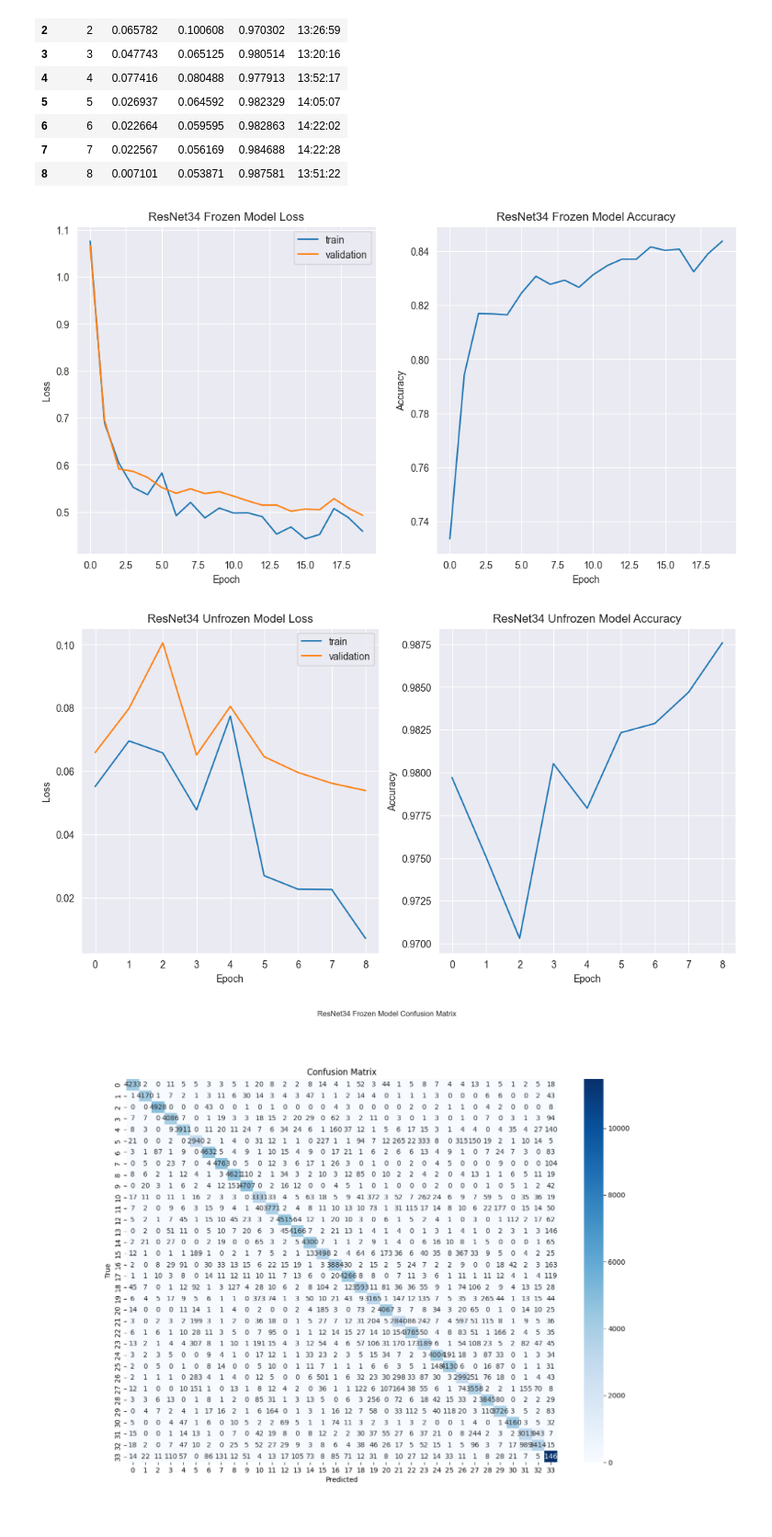
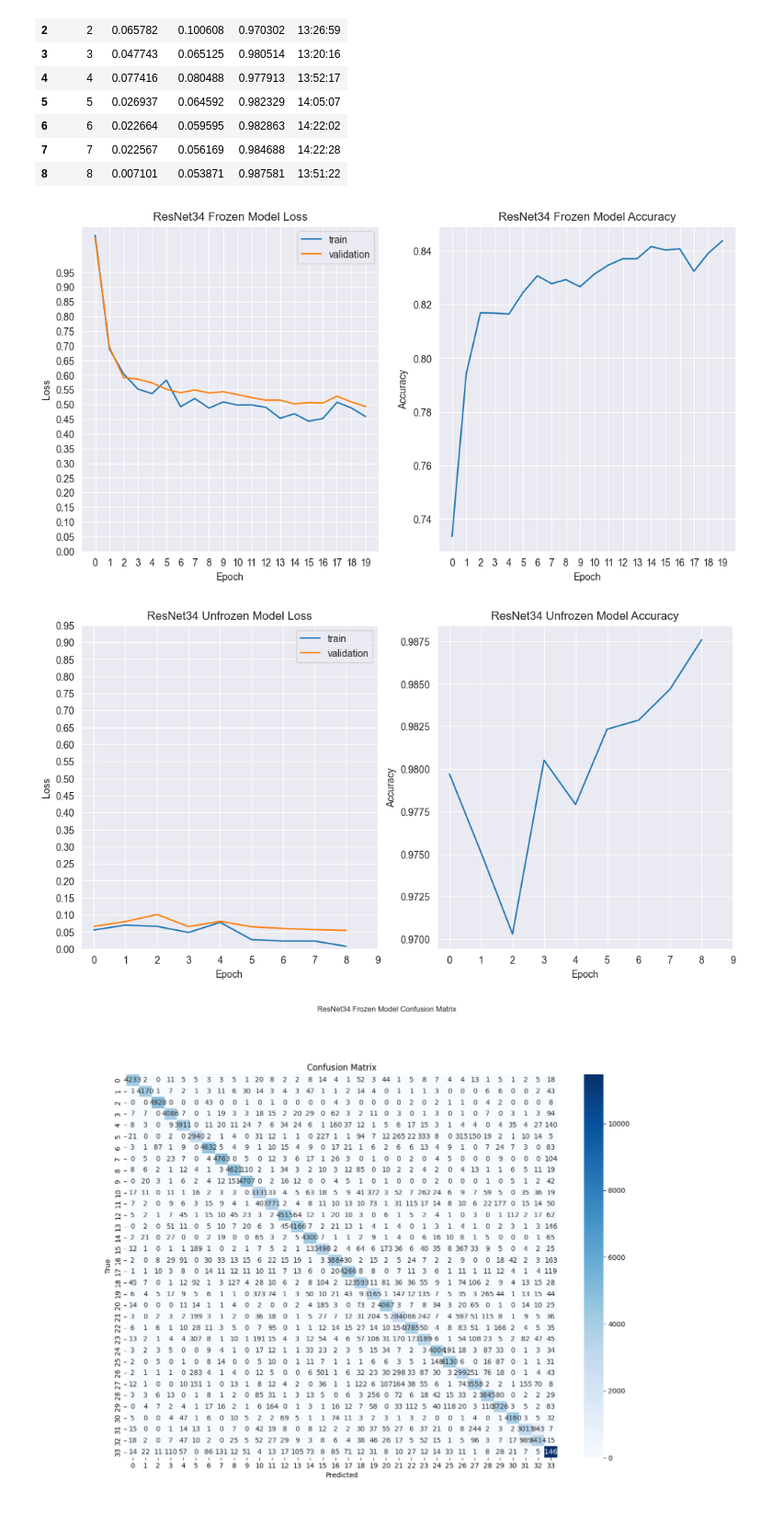
Before and after one commit to FlowkoHinti/Hand-Gesture-Recognition, a Jupyter notebook: 3_Presentation/HagridEvaluation.ipynb, the cells around one changed output. Shown at 92% size. Cells and saved outputs as stored; diff of their text form; code cells hidden in the pictures.

```diff
--- a/3_Presentation/HagridEvaluation.ipynb
+++ b/3_Presentation/HagridEvaluation.ipynb
@@ -55,6 +57,8 @@ plt.subplot(1, 2, 1)
 plt.plot(resnet_frozen_training['train_loss'], label='train')
 plt.plot(resnet_frozen_training['valid_loss'], label='validation')
 plt.title('ResNet34 Frozen Model Loss')
+plt.xticks(np.arange(0, 20, 1))
+plt.yticks(np.arange(0, 1, 0.05))
 plt.xlabel('Epoch')
 plt.ylabel('Loss')
 plt.legend()
@@ -62,34 +66,38 @@ plt.legend()
 plt.subplot(1, 2, 2)
 plt.plot(resnet_frozen_training['accuracy'])
 plt.title('ResNet34 Frozen Model Accuracy')
+plt.xticks(np.arange(0, 20, 1))
 plt.xlabel('Epoch')
 plt.ylabel('Accuracy')
 
 
 plt.show()
 # %% [output]
-[figure, old version]
+[figure, new version]
 # %%
 # Plot the loss and accuracy for the unfrozen model
 plt.figure(figsize=(12, 6))
 plt.subplot(1, 2, 1)
 plt.plot(resnet_unfrozen_training['train_loss'], label='train')
 plt.plot(resnet_unfrozen_training['valid_loss'], label='validation')
 plt.title('ResNet34 Unfrozen Model Loss')
+plt.xticks(np.arange(0, 10, 1))
+plt.yticks(np.arange(0, 1, 0.05))
 plt.xlabel('Epoch')
 plt.ylabel('Loss')
 plt.legend()
 
 plt.subplot(1, 2, 2)
 plt.plot(resnet_unfrozen_training['accuracy'])
 plt.title('ResNet34 Unfrozen Model Accuracy')
+plt.xticks(np.arange(0, 10, 1))
 plt.xlabel('Epoch')
 plt.ylabel('Accuracy')
 
 
 plt.show()
 # %% [output]
-[figure, old version]
+[figure, new version]
 # %%
 # Open confusion matrix for the frozen model
 frozen_cm = mpimg.imread(plots_dir / 'resnet34_frozen_confusion_matrix.png')
```
Also changed, not shown: parts of 1 cell of this notebook, 3 other files.
